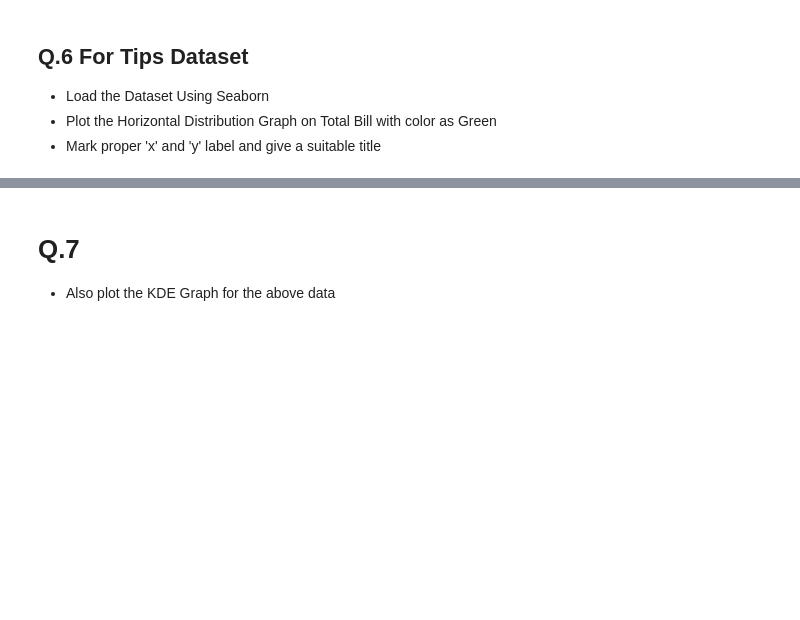
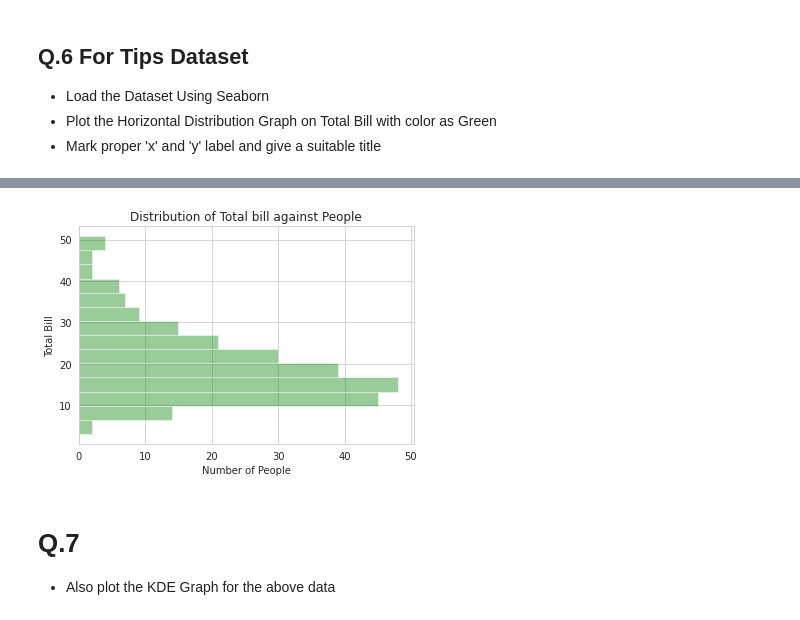
Before and after one commit to harshitgupta5/Chest-Pneumonia-Detection, a Jupyter notebook: Assignments/Data_Visualization_Assignment.ipynb, the cells around one changed output, grey strips where cells are left out. Cells and saved outputs as stored; diff of their text form; code cells hidden in the pictures; blank space fills up the shorter version.

```diff
--- a/Assignments/Data_Visualization_Assignment.ipynb
+++ b/Assignments/Data_Visualization_Assignment.ipynb
@@ -93,3 +126,6 @@ plt.show()
 - Load the Dataset Using Seaborn
 - Plot the Horizontal Distribution Graph on Total Bill with color as Green
 - Mark proper 'x' and 'y' label and give a suitable title
+# %%
+tips = sns.load_dataset('tips')
+tips.head()
@@ -96,3 +139,10 @@ plt.show()
+# %%
+sns.set_style('whitegrid')
+g = sns.distplot(tips['total_bill'],kde = False,vertical = True,color = 'g')
+g.set(xlabel = 'Number of People',ylabel = 'Total Bill',title = 'Distribution of Total bill against People')
+plt.show()
+# %% [output]
+[figure, added]
 # %% [markdown]
 # Q.7
 - Also plot the KDE Graph for the above data
```
Also changed, not shown: parts of 13 cells of this notebook.
